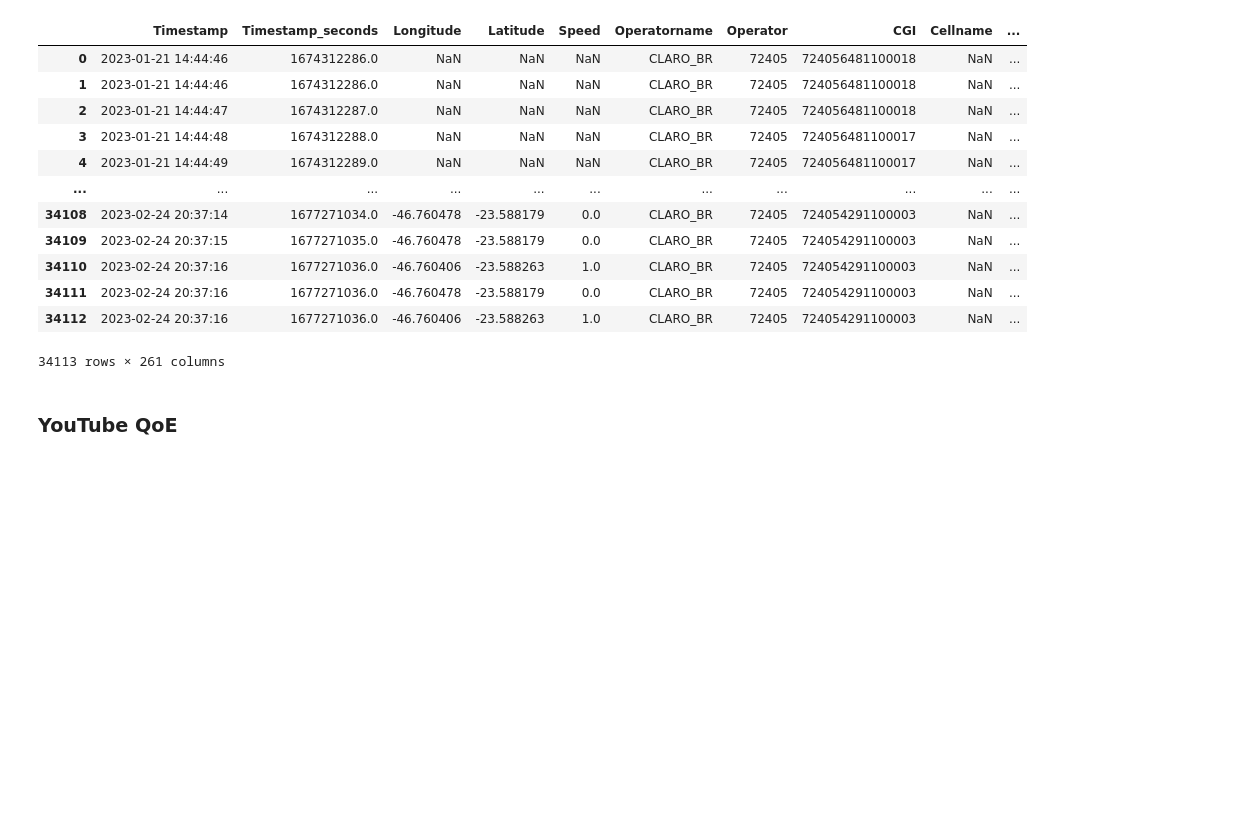
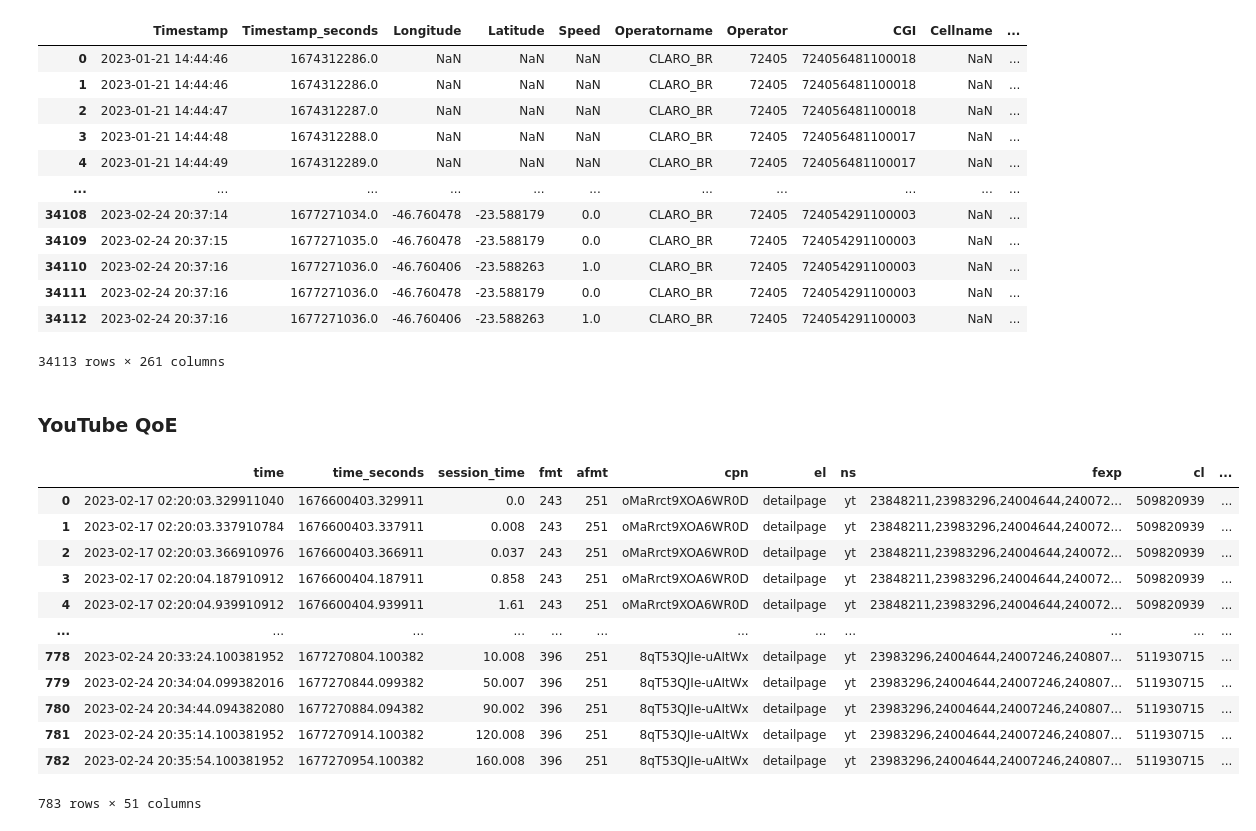
Before and after one commit to intrig-unicamp/hackathon5G, a Jupyter notebook: challenges/submission-template.ipynb, the cells around one changed output. Saved outputs shown, nothing was run; the diff lists cells and outputs as text; code cells hidden in the pictures; blank space fills up the shorter version.

```diff
--- a/challenges/submission-template.ipynb
+++ b/challenges/submission-template.ipynb
@@ -130,6 +130,20 @@ Skipping line 14092: expected 260 fields, saw 390
 # %%
 datasets = [ os.path.join(YOUTUBE_QOE_PATH, file) for file in os.listdir(YOUTUBE_QOE_PATH) ]
 
 ytDf = pd.concat([ pd.read_pickle(dataset) for dataset in datasets ], ignore_index=True).copy()
-
 ytDf.sort_values('time', inplace=True, ignore_index=True)
+ytDf
+# %% [output]
+|  | time | time_seconds | session_time | fmt | afmt | cpn | el | ns | fexp | cl | ... |
+| 0 | 2023-02-17 02:20:03.329911040 | 1676600403.329911 | 0.0 | 243 | 251 | oMaRrct9XOA6WR0D | detailpage | yt | 23848211,23983296,24004644,240072... | 509820939 | ... |
+| 1 | 2023-02-17 02:20:03.337910784 | 1676600403.337911 | 0.008 | 243 | 251 | oMaRrct9XOA6WR0D | detailpage | yt | 23848211,23983296,24004644,240072... | 509820939 | ... |
+| 2 | 2023-02-17 02:20:03.366910976 | 1676600403.366911 | 0.037 | 243 | 251 | oMaRrct9XOA6WR0D | detailpage | yt | 23848211,23983296,24004644,240072... | 509820939 | ... |
+| 3 | 2023-02-17 02:20:04.187910912 | 1676600404.187911 | 0.858 | 243 | 251 | oMaRrct9XOA6WR0D | detailpage | yt | 23848211,23983296,24004644,240072... | 509820939 | ... |
+| 4 | 2023-02-17 02:20:04.939910912 | 1676600404.939911 | 1.61 | 243 | 251 | oMaRrct9XOA6WR0D | detailpage | yt | 23848211,23983296,24004644,240072... | 509820939 | ... |
+| ... | ... | ... | ... | ... | ... | ... | ... | ... | ... | ... | ... |
+| 778 | 2023-02-24 20:33:24.100381952 | 1677270804.100382 | 10.008 | 396 | 251 | 8qT53QJIe-uAItWx | detailpage | yt | 23983296,24004644,24007246,240807... | 511930715 | ... |
+| 779 | 2023-02-24 20:34:04.099382016 | 1677270844.099382 | 50.007 | 396 | 251 | 8qT53QJIe-uAItWx | detailpage | yt | 23983296,24004644,24007246,240807... | 511930715 | ... |
+| 780 | 2023-02-24 20:34:44.094382080 | 1677270884.094382 | 90.002 | 396 | 251 | 8qT53QJIe-uAItWx | detailpage | yt | 23983296,24004644,24007246,240807... | 511930715 | ... |
+| 781 | 2023-02-24 20:35:14.100381952 | 1677270914.100382 | 120.008 | 396 | 251 | 8qT53QJIe-uAItWx | detailpage | yt | 23983296,24004644,24007246,240807... | 511930715 | ... |
+| 782 | 2023-02-24 20:35:54.100381952 | 1677270954.100382 | 160.008 | 396 | 251 | 8qT53QJIe-uAItWx | detailpage | yt | 23983296,24004644,24007246,240807... | 511930715 | ... |
+783 rows × 51 columns
```
Also changed, not shown: parts of 1 cell of this notebook, 2 other files.
